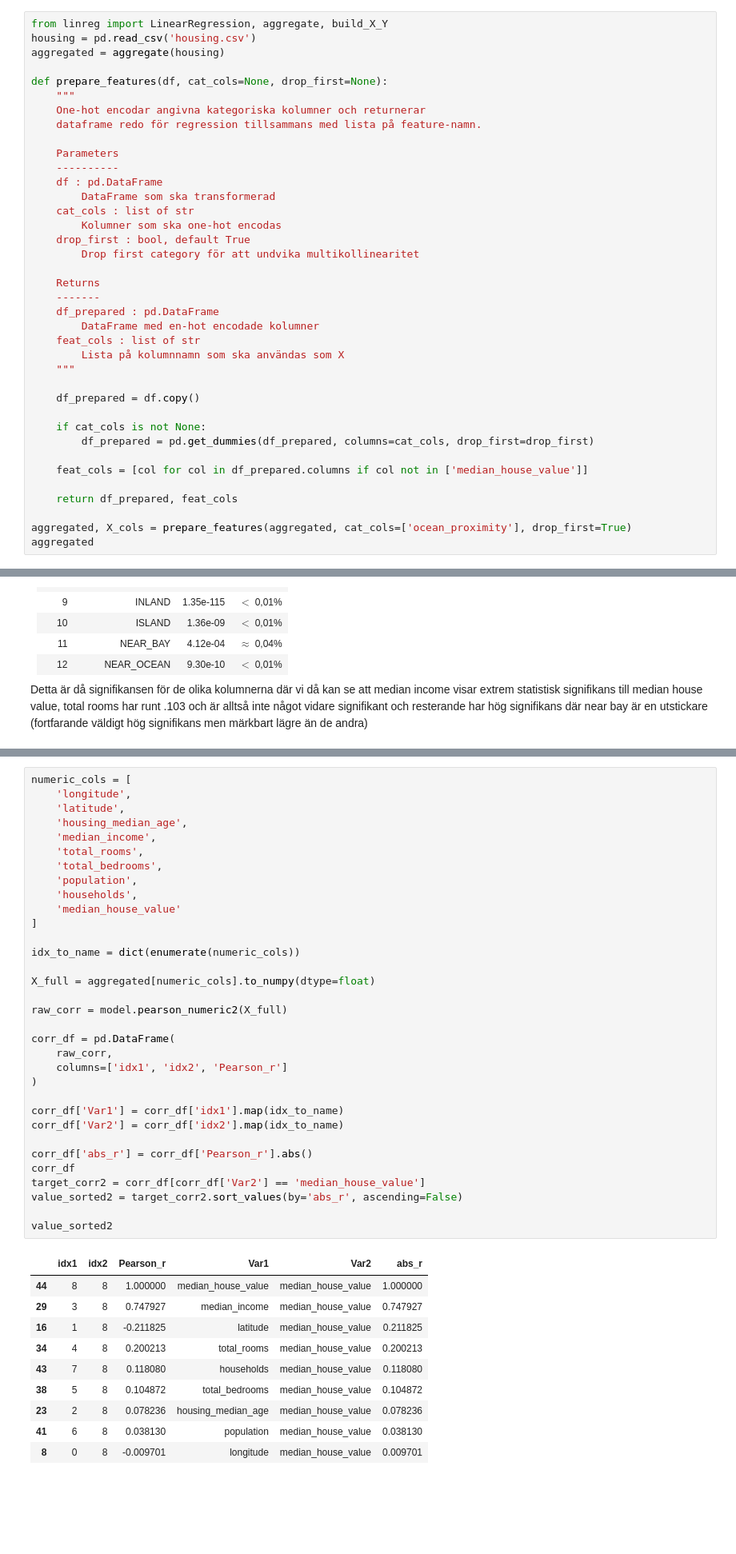
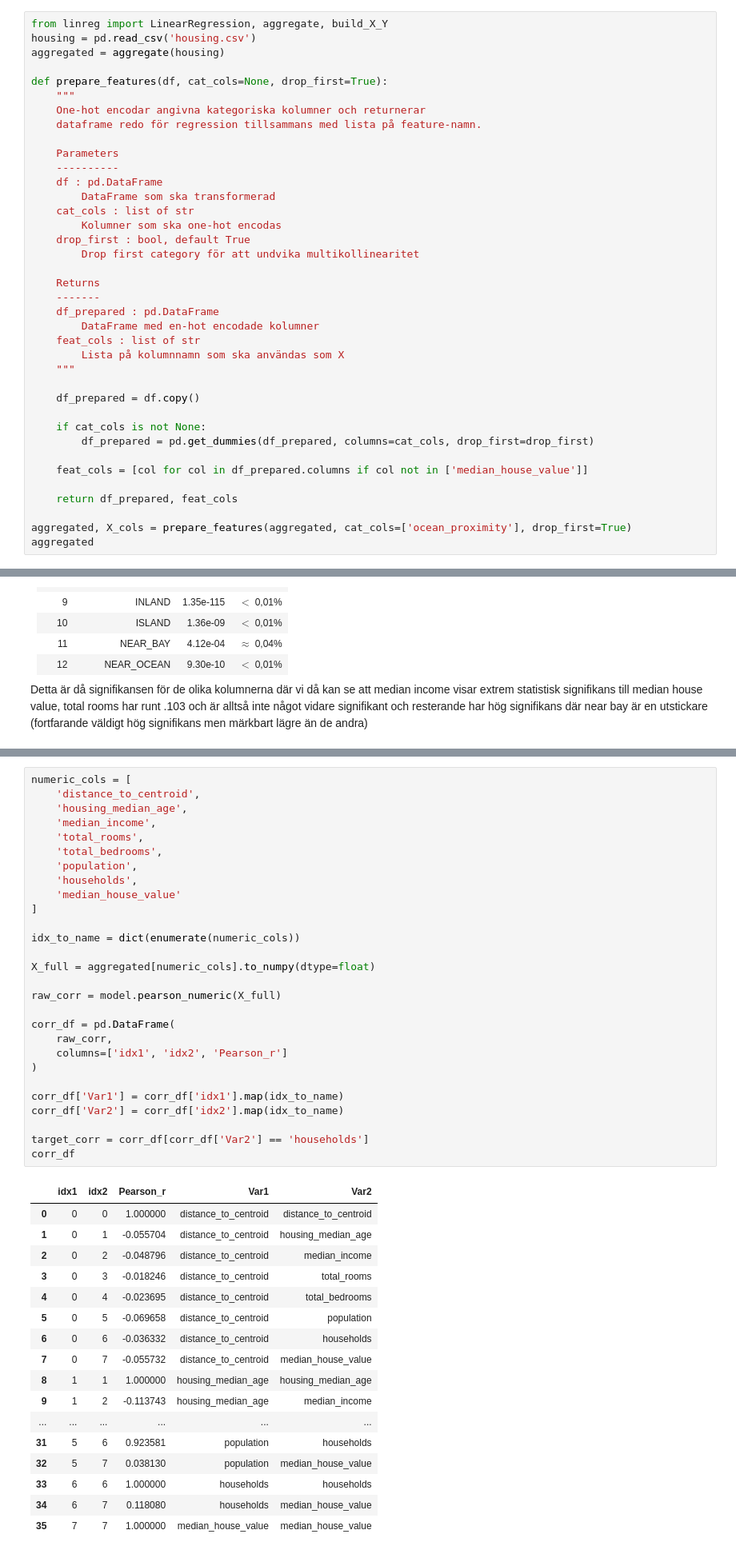
Before and after one commit to LordSven/Statistiska-metoder-NIKLAS-HAMFELDT, a Jupyter notebook: Labb_1/Labb_1.ipynb, the cells around one changed output, grey strips where cells are left out. Shown at 80% size. Cells and saved outputs as stored; diff of their text form; blank space fills up the shorter version.

```diff
--- a/Labb_1/Labb_1.ipynb
+++ b/Labb_1/Labb_1.ipynb
@@ -47,7 +47,7 @@ from linreg import LinearRegression, aggregate, build_X_Y
 housing = pd.read_csv('housing.csv')
 aggregated = aggregate(housing)
 
-def prepare_features(df, cat_cols=None, drop_first=None):
+def prepare_features(df, cat_cols=None, drop_first=True):
     """
     One-hot encodar angivna kategoriska kolumner och returnerar
     dataframe redo för regression tillsammans med lista på feature-namn.
@@ -234,47 +205,49 @@ num_corr
 # %%
 numeric_cols = [
-    'longitude',
-    'latitude',
+    'distance_to_centroid',
     'housing_median_age',
     'median_income',
     'total_rooms',
     'total_bedrooms',
     'population',
     'households',
     'median_house_value'
 ]
 
 idx_to_name = dict(enumerate(numeric_cols))
 
 X_full = aggregated[numeric_cols].to_numpy(dtype=float)
 
-raw_corr = model.pearson_numeric2(X_full)
+raw_corr = model.pearson_numeric(X_full)
 
 corr_df = pd.DataFrame(
     raw_corr,
     columns=['idx1', 'idx2', 'Pearson_r']
 )
 
 corr_df['Var1'] = corr_df['idx1'].map(idx_to_name)
 corr_df['Var2'] = corr_df['idx2'].map(idx_to_name)
 
-corr_df['abs_r'] = corr_df['Pearson_r'].abs()
+target_corr = corr_df[corr_df['Var2'] == 'households']
 corr_df
-target_corr2 = corr_df[corr_df['Var2'] == 'median_house_value']
-value_sorted2 = target_corr2.sort_values(by='abs_r', ascending=False)
-
-value_sorted2
 # %% [output]
-|  | idx1 | idx2 | Pearson_r | Var1 | Var2 | abs_r |
-| 44 | 8 | 8 | 1.000000 | median_house_value | median_house_value | 1.000000 |
-| 29 | 3 | 8 | 0.747927 | median_income | median_house_value | 0.747927 |
-| 16 | 1 | 8 | -0.211825 | latitude | median_house_value | 0.211825 |
-| 34 | 4 | 8 | 0.200213 | total_rooms | median_house_value | 0.200213 |
-| 43 | 7 | 8 | 0.118080 | households | median_house_value | 0.118080 |
-| 38 | 5 | 8 | 0.104872 | total_bedrooms | median_house_value | 0.104872 |
-| 23 | 2 | 8 | 0.078236 | housing_median_age | median_house_value | 0.078236 |
-| 41 | 6 | 8 | 0.038130 | population | median_house_value | 0.038130 |
-| 8 | 0 | 8 | -0.009701 | longitude | median_house_value | 0.009701 |
+|  | idx1 | idx2 | Pearson_r | Var1 | Var2 |
+| 0 | 0 | 0 | 1.000000 | distance_to_centroid | distance_to_centroid |
+| 1 | 0 | 1 | -0.055704 | distance_to_centroid | housing_median_age |
+| 2 | 0 | 2 | -0.048796 | distance_to_centroid | median_income |
+| 3 | 0 | 3 | -0.018246 | distance_to_centroid | total_rooms |
+| 4 | 0 | 4 | -0.023695 | distance_to_centroid | total_bedrooms |
+| 5 | 0 | 5 | -0.069658 | distance_to_centroid | population |
+| 6 | 0 | 6 | -0.036332 | distance_to_centroid | households |
+| 7 | 0 | 7 | -0.055732 | distance_to_centroid | median_house_value |
+| 8 | 1 | 1 | 1.000000 | housing_median_age | housing_median_age |
+| 9 | 1 | 2 | -0.113743 | housing_median_age | median_income |
+| ... | ... | ... | ... | ... | ... |
+| 31 | 5 | 6 | 0.923581 | population | households |
+| 32 | 5 | 7 | 0.038130 | population | median_house_value |
+| 33 | 6 | 6 | 1.000000 | households | households |
+| 34 | 6 | 7 | 0.118080 | households | median_house_value |
+| 35 | 7 | 7 | 1.000000 | median_house_value | median_house_value |
 # %%
 aggregated2 = aggregate(housing)
 
```
Also changed, not shown: parts of 10 cells of this notebook, 1 other file.
